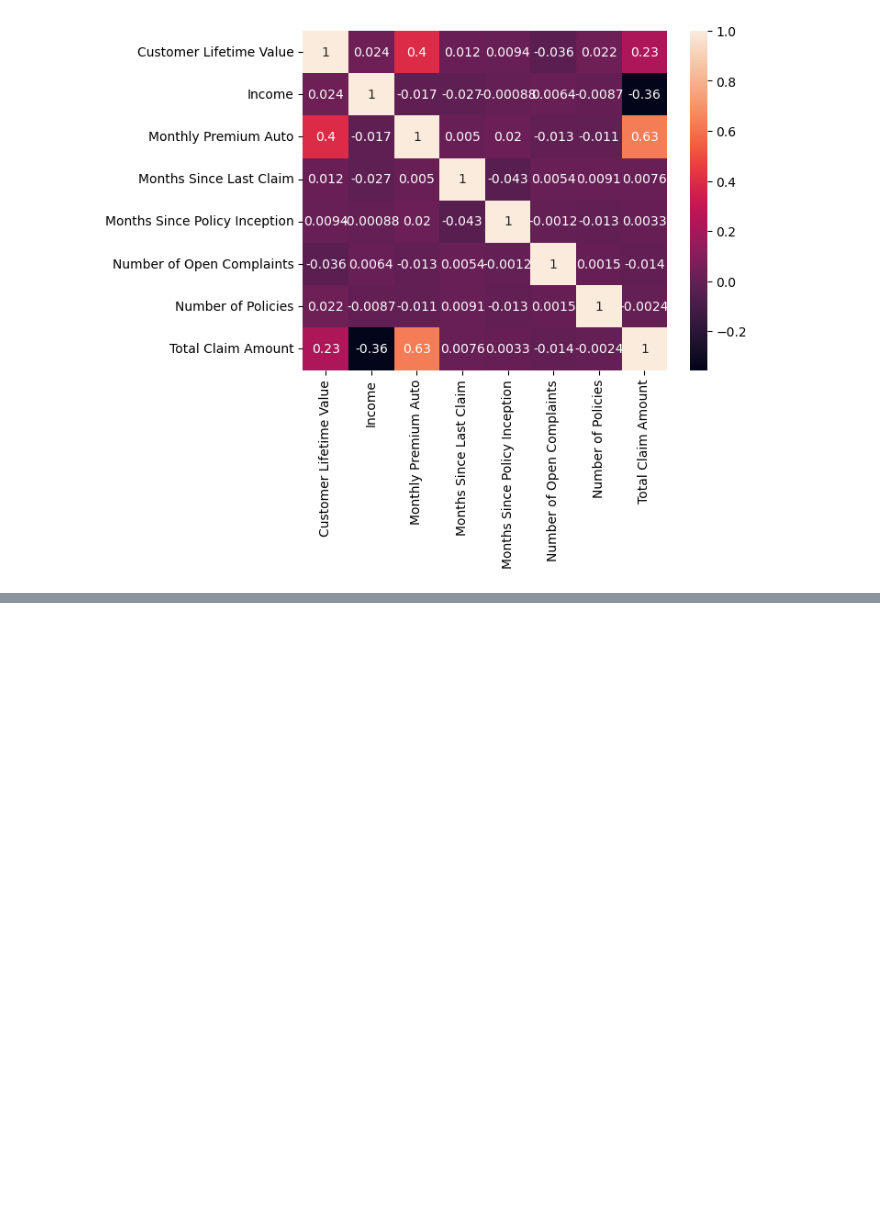
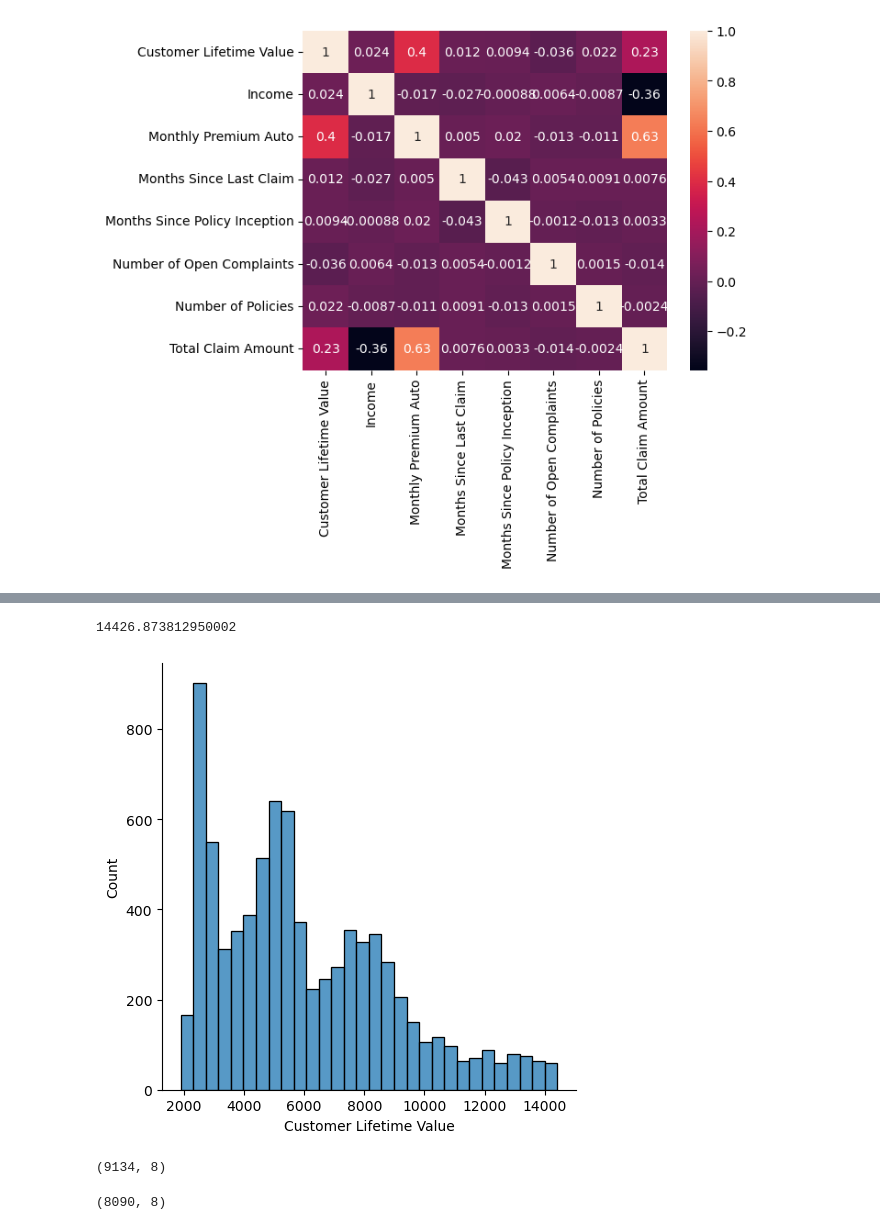
Before and after one commit to jaineeldesai/lab-customer-analysis-round-4, a Jupyter notebook: customer-lab4.ipynb, the cells around one changed output, grey strips where cells are left out. Cells and saved outputs as stored; diff of their text form; code cells hidden in the pictures; blank space fills up the shorter version.

```diff
--- a/customer-lab4.ipynb
+++ b/customer-lab4.ipynb
@@ -153,0 +200,20 @@ plt.show()
+# %%
+upper_limit = np.percentile(numeric['Customer Lifetime Value'],75) + 1.1*iqr
+lower_limit = np.percentile(numeric['Customer Lifetime Value'],25) - 1.5*iqr
+upper_limit
+# %% [output]
+14426.873812950002
+# %%
+num_data2 = numeric[(numeric['Customer Lifetime Value']>lower_limit) & (numeric['Customer Lifetime Value']<upper_limit)].copy()
+sns.displot(num_data2['Customer Lifetime Value'])
+plt.show()
+# %% [output]
+[figure, added]
+# %%
+numeric.shape
+# %% [output]
+(9134, 8)
+# %%
+num_data2.shape
+# %% [output]
+(8090, 8)
```
Also changed, not shown: parts of 29 cells of this notebook.
